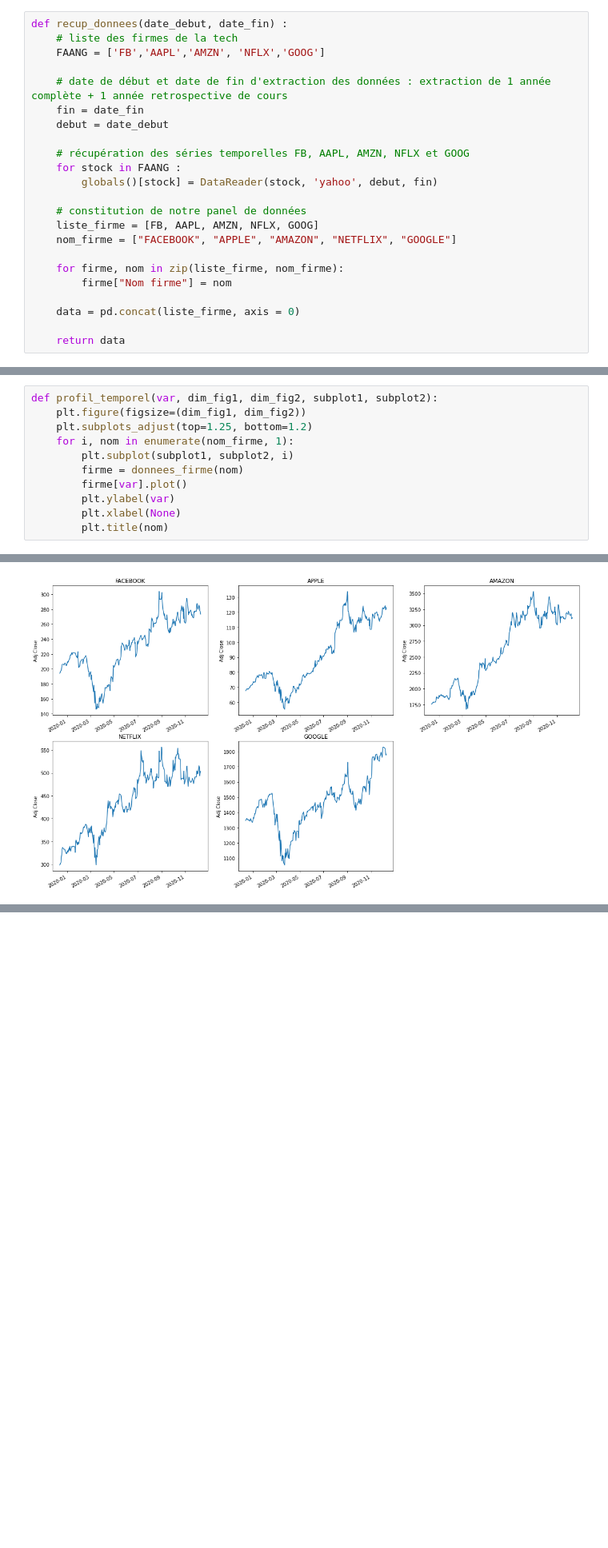
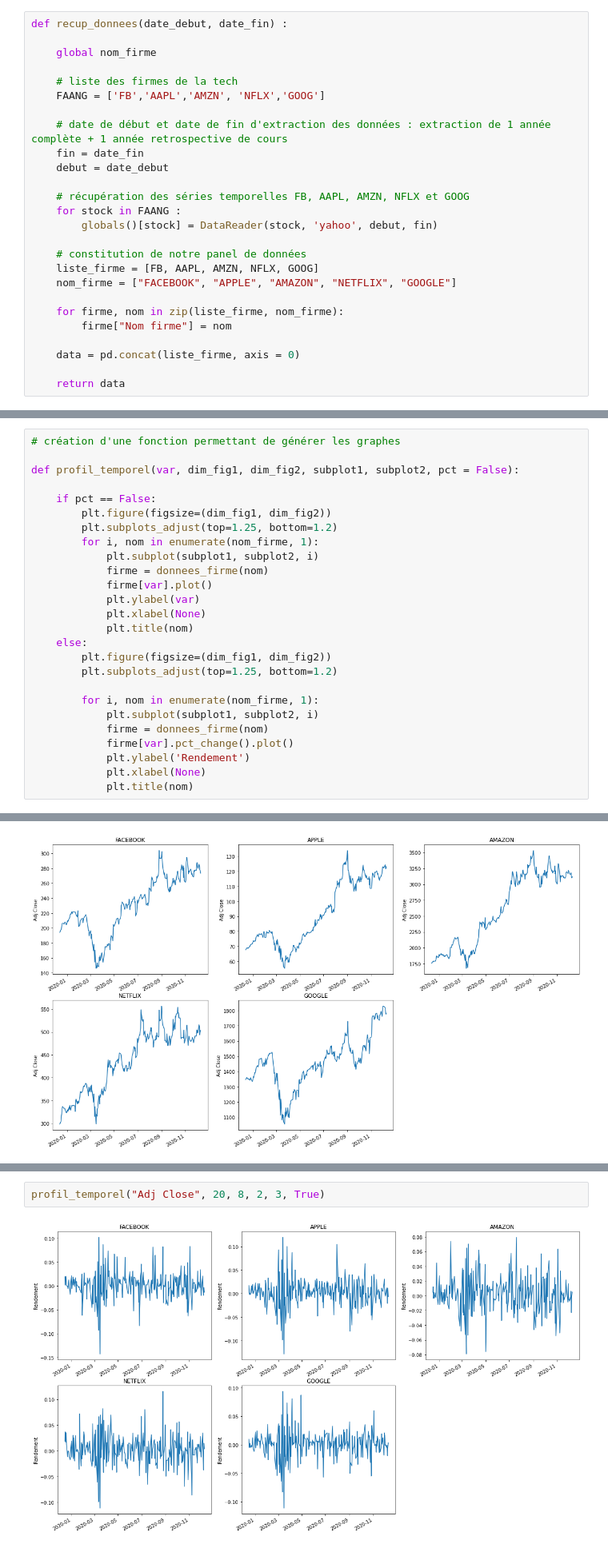
Before and after one commit to lasme-ephrem/pythonproject2a, a Jupyter notebook: notebook_projet_python_lasme_new.ipynb, the cells around one changed output, grey strips where cells are left out. Shown at 80% size. Drawn from its saved outputs; the diff is of its cells as text; blank space fills up the shorter version.

```diff
--- a/notebook_projet_python_lasme_new.ipynb
+++ b/notebook_projet_python_lasme_new.ipynb
@@ -56,5 +64,8 @@ Nous construisons une fonction de récupération des données, via Yahoo Finance
 # %%
 def recup_donnees(date_debut, date_fin) :
+
+    global nom_firme
+
     # liste des firmes de la tech
     FAANG = ['FB','AAPL','AMZN', 'NFLX','GOOG']
 
@@ -173,14 +188,29 @@ Cette évolution sera appréciée à l'aide du profil temporel de la valeur ajus
 # %%
-def profil_temporel(var, dim_fig1, dim_fig2, subplot1, subplot2):
-    plt.figure(figsize=(dim_fig1, dim_fig2))
-    plt.subplots_adjust(top=1.25, bottom=1.2)
-    for i, nom in enumerate(nom_firme, 1):
-        plt.subplot(subplot1, subplot2, i)
-        firme = donnees_firme(nom)
-        firme[var].plot()
-        plt.ylabel(var)
-        plt.xlabel(None)
-        plt.title(nom)
+# création d'une fonction permettant de générer les graphes
+
+def profil_temporel(var, dim_fig1, dim_fig2, subplot1, subplot2, pct = False):
+
+    if pct == False:
+        plt.figure(figsize=(dim_fig1, dim_fig2))
+        plt.subplots_adjust(top=1.25, bottom=1.2)
+        for i, nom in enumerate(nom_firme, 1):
+            plt.subplot(subplot1, subplot2, i)
+            firme = donnees_firme(nom)
+            firme[var].plot()
+            plt.ylabel(var)
+            plt.xlabel(None)
+            plt.title(nom)
+    else:
+        plt.figure(figsize=(dim_fig1, dim_fig2))
+        plt.subplots_adjust(top=1.25, bottom=1.2)
+
+        for i, nom in enumerate(nom_firme, 1):
+            plt.subplot(subplot1, subplot2, i)
+            firme = donnees_firme(nom)
+            firme[var].pct_change().plot()
+            plt.ylabel('Rendement')
+            plt.xlabel(None)
+            plt.title(nom)
 # %%
 profil_temporel("Adj Close", 20, 8, 2, 3)
 # %% [output]
@@ -197,0 +243,4 @@ profil_temporel("Volume", 20, 15, 3, 2)
+# %%
+profil_temporel("Adj Close", 20, 8, 2, 3, True)
+# %% [output]
+[figure, added]
```
Also changed, not shown: parts of 60 cells of this notebook.
